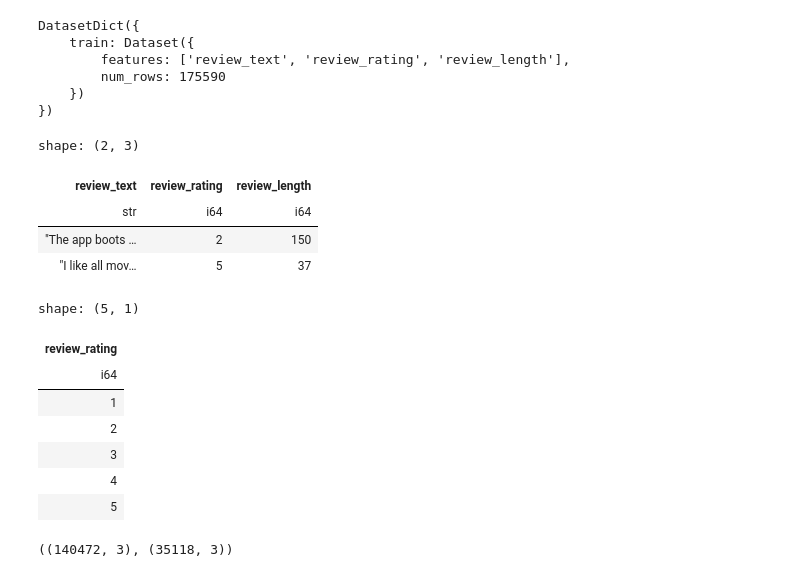
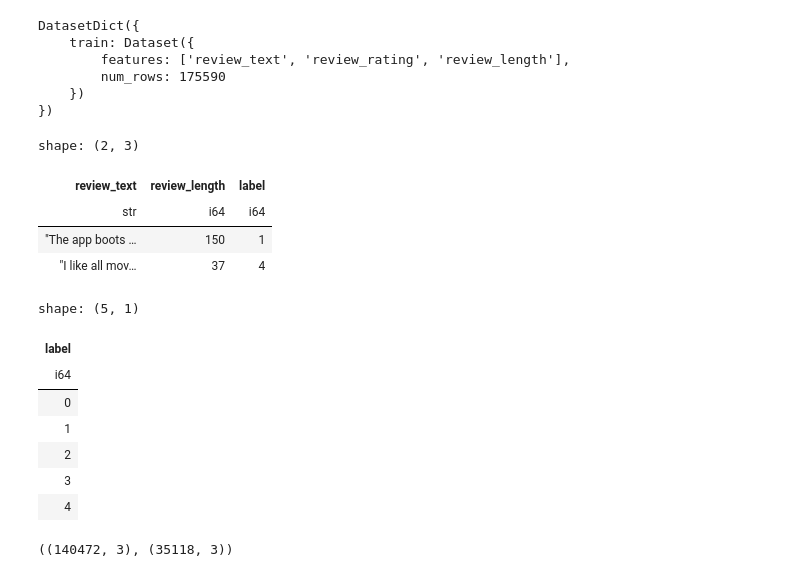
Before and after one commit to chineidu/NLP-Tutorial, a Jupyter notebook: notebook/Projects/Data-mining/Sentiment-analysis/03a-train-netflix-text-classifier.ipynb, the cells around one changed output. Drawn from its saved outputs; the diff is of its cells as text; code cells hidden in the pictures.

```diff
--- a/notebook/Projects/Data-mining/Sentiment-analysis/03a-train-netflix-text-classifier.ipynb
+++ b/notebook/Projects/Data-mining/Sentiment-analysis/03a-train-netflix-text-classifier.ipynb
@@ -72,13 +66,20 @@ DatasetDict({
 # %%
 # Split the data into train and validation set
 from sklearn.model_selection import train_test_split
 
 
 df: pl.DataFrame = pl.from_pandas(data.get("train").to_pandas())
+df = (
+    df.with_columns(pl.col("review_rating")
+    .sub(1) # subtract 1 so that the range is 0 thru 4
+    .alias("label"))
+    .drop(columns=["review_rating"])
+    )
+
 df.head(2)
 # %% [output]
 shape: (2, 3)
-| review_text | review_rating | review_length |
+| review_text | review_length | label |
 | str | i64 | i64 |
-| "The app boots … | 2 | 150 |
-| "I like all mov… | 5 | 37 |
+| "The app boots … | 150 | 1 |
+| "I like all mov… | 37 | 4 |
@@ -85,14 +90,14 @@ shape: (2, 3)
 # %%
-df.select(pl.col("review_rating").unique())
+df.select(pl.col("label").unique())
 # %% [output]
 shape: (5, 1)
-| review_rating |
+| label |
 | i64 |
+| 0 |
 | 1 |
 | 2 |
 | 3 |
 | 4 |
-| 5 |
 # %%
 RANDOM_STATE: int = 123
 TEST_SIZE = 0.2
```
Also changed, not shown: parts of 11 cells of this notebook.
